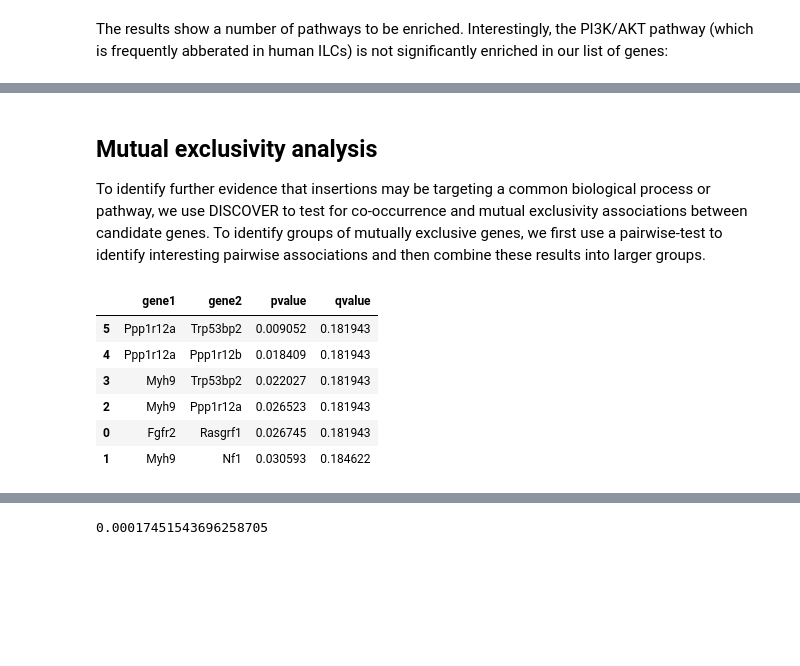
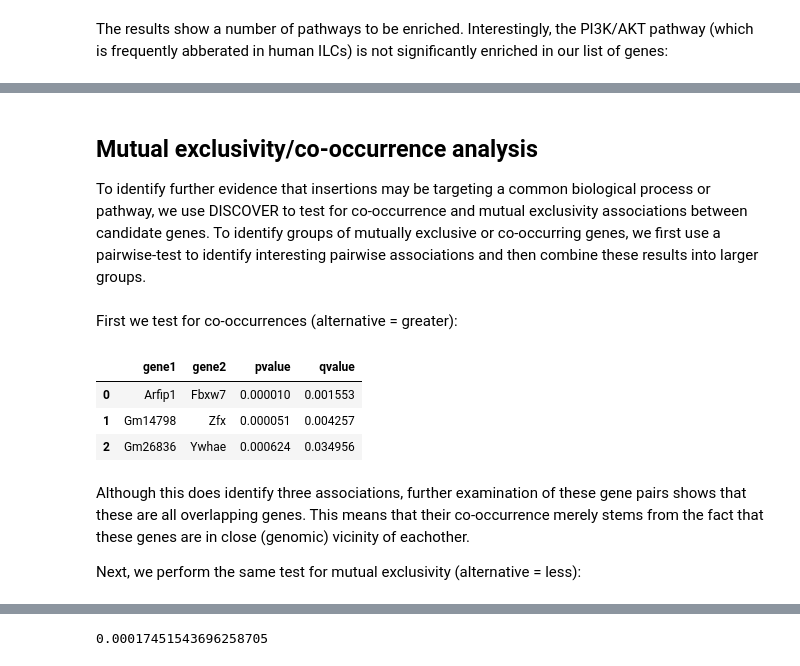
Before and after one commit to jrderuiter/ilc-sb-screen, a Jupyter notebook: notebooks/3. Insertion analyses.ipynb, the cells around one changed output, grey strips where cells are left out. Cells and saved outputs as stored; diff of their text form; code cells hidden in the pictures; blank space fills up the shorter version.

Commit message:
Reinstated co-occurrence analysis.

```diff
--- a/notebooks/3. Insertion analyses.ipynb
+++ b/notebooks/3. Insertion analyses.ipynb
@@ -582,9 +582,9 @@ result.ix[result['gene_set'].str.contains('PI3K')]
                              'overlap': 'Overlapping genes'})
             .to_excel('../reports/tables/table_1_kegg.xlsx', index=False, float_format='%3.2e'))
 # %% [markdown]
-## Mutual exclusivity analysis
+## Mutual exclusivity/co-occurrence analysis
 
-To identify further evidence that insertions may be targeting a common biological process or pathway, we use DISCOVER to test for co-occurrence and mutual exclusivity associations between candidate genes. To identify groups of mutually exclusive genes, we first use a pairwise-test to identify interesting pairwise associations and then combine these results into larger groups.
+To identify further evidence that insertions may be targeting a common biological process or pathway, we use DISCOVER to test for co-occurrence and mutual exclusivity associations between candidate genes. To identify groups of mutually exclusive or co-occurring genes, we first use a pairwise-test to identify interesting pairwise associations and then combine these results into larger groups.
 # %%
 try:
     import discover
@@ -599,15 +599,19 @@ ins_mat = pd.pivot_table(
     values='support', aggfunc='max', fill_value=0)
 ins_mat = (ins_mat > 0).astype(int)
 
-# Test pairwise mutex.
+# Create discover object.
 events = discover.DiscoverMatrix(ins_mat)
-result_mutex = discover.pairwise_discover_test(events)
-result_mutex.significant_pairs(q_threshold=0.25).sort_values('pvalue')
-# %% [output]
-|  | gene1 | gene2 | pvalue | qvalue |
-| 5 | Ppp1r12a | Trp53bp2 | 0.009052 | 0.181943 |
-| 4 | Ppp1r12a | Ppp1r12b | 0.018409 | 0.181943 |
-| 3 | Myh9 | Trp53bp2 | 0.022027 | 0.181943 |
-| 2 | Myh9 | Ppp1r12a | 0.026523 | 0.181943 |
-| 0 | Fgfr2 | Rasgrf1 | 0.026745 | 0.181943 |
-| 1 | Myh9 | Nf1 | 0.030593 | 0.184622 |
+# %% [markdown]
+First we test for co-occurrences (alternative = greater):
+# %%
+result_coocc = discover.pairwise_discover_test(events, alternative='greater')
+result_coocc.significant_pairs(q_threshold=0.25).sort_values('pvalue')
+# %% [output]
+|  | gene1 | gene2 | pvalue | qvalue |
+| 0 | Arfip1 | Fbxw7 | 0.000010 | 0.001553 |
+| 1 | Gm14798 | Zfx | 0.000051 | 0.004257 |
+| 2 | Gm26836 | Ywhae | 0.000624 | 0.034956 |
+# %% [markdown]
+Although this does identify three associations, further examination of these gene pairs shows that these are all overlapping genes. This means that their co-occurrence merely stems from the fact that these genes are in close (genomic) vicinity of eachother.
+
+Next, we perform the same test for mutual exclusivity (alternative = less):
```
Also changed, not shown: parts of 7 cells of this notebook.
